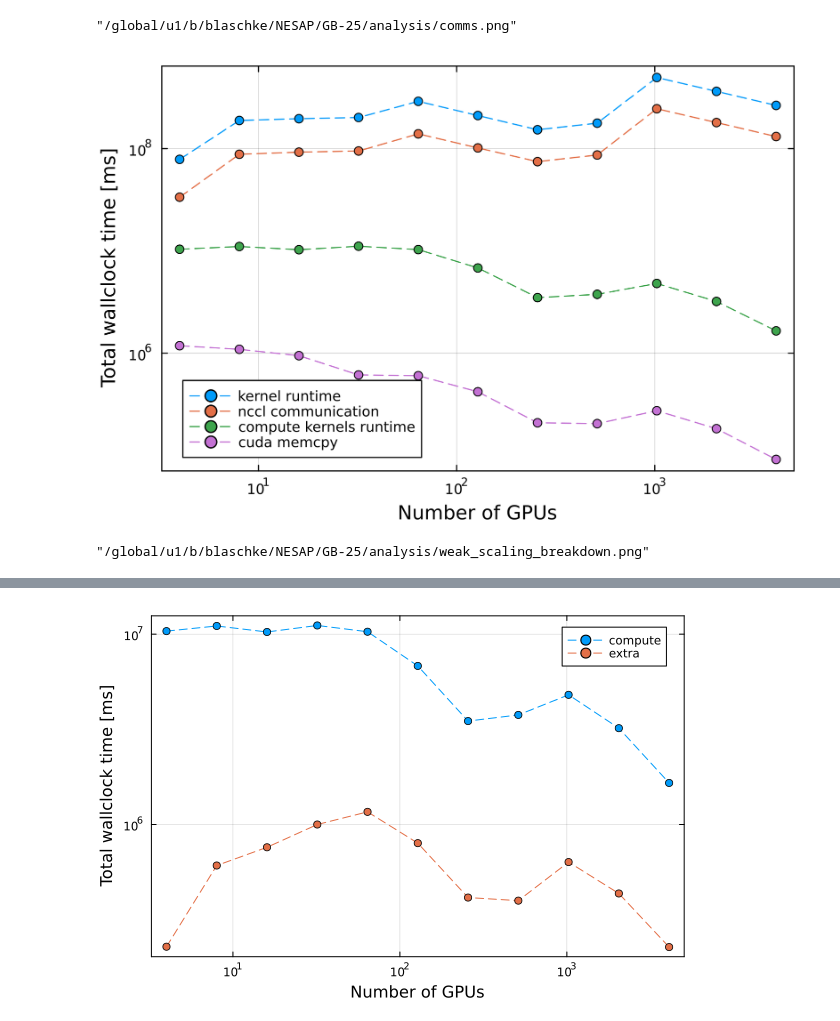
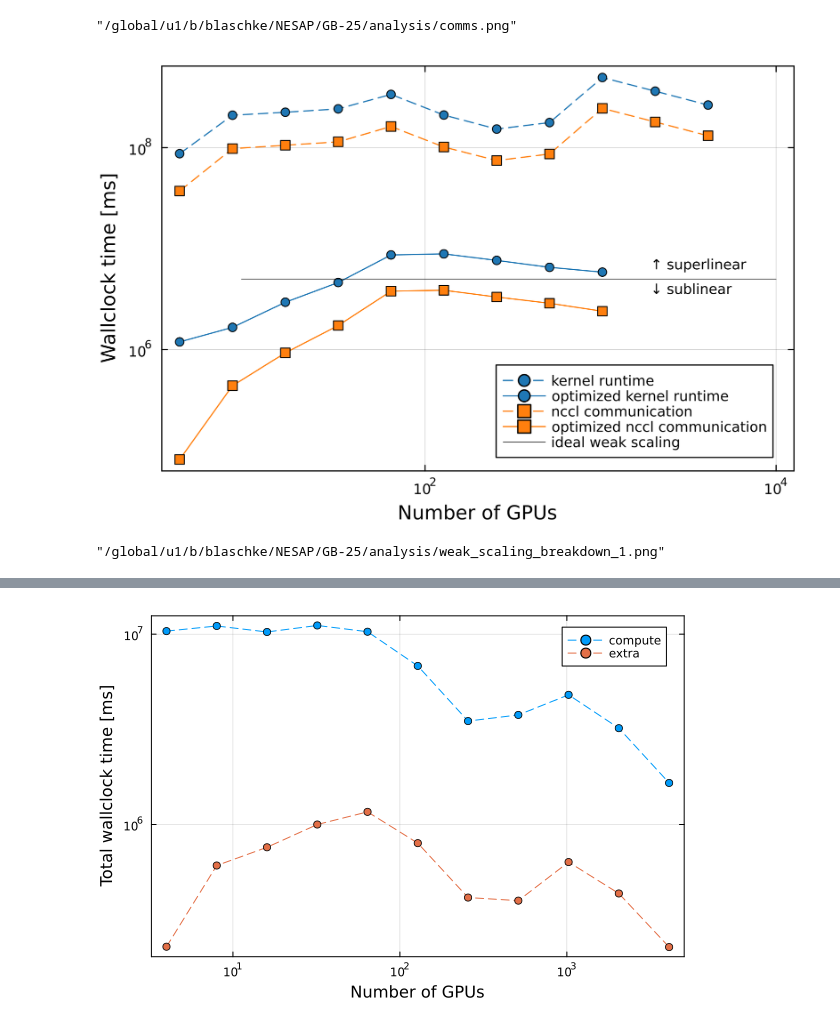
Before and after one commit to PRONTOLab/GB-25, a Jupyter notebook: analysis/perlmutter_analysis.ipynb, the cells around one changed output, grey strips where cells are left out. Saved outputs shown, nothing was run; the diff lists cells and outputs as text; code cells hidden in the pictures.

```diff
--- a/analysis/perlmutter_analysis.ipynb
+++ b/analysis/perlmutter_analysis.ipynb
@@ -286,15 +304,17 @@ compute_transpose_metrics = vcat(
     metric_keys |> filter(startswith("input_negate_transpose")),
     metric_keys |> filter(startswith("input_slice_transpose")),
     metric_keys |> filter(startswith("input_select_transpose")),
-    metric_keys |> filter(startswith("input_compare_transpose_fusion"))
-
+    metric_keys |> filter(startswith("input_compare_transpose_fusion")),
+    metric_keys |> filter(startswith("input_select_slice_transpose_fusion"))
 )
 compute_extra_metrics = vcat(
     metric_keys |> filter(startswith("Memset")),
+    metric_keys |> filter(startswith("copy_fusion")),
+    metric_keys |> filter(startswith("wrapped_transpose")),
     [
-        "copy_fusion",
-        "wrapped_transpose",
-        "wrapped_compare"
+        "wrapped_compare",
+        "input_add_transpose_fusion",
+        "wrapped_multiply"
     ]
 )
 
@@ -334,6 +354,7 @@ ignore_metrics = vcat(
     metric_keys |> filter(startswith("reactant_loop_")),
     [
         "Rendezvous",
+        "InvokeRendezvous",
         "While",
         "RecordUsage",
         "LockGpuClique",
@@ -378,6 +399,7 @@ function sum_metrics(data, metrics)
     cm = Dict()
 
     for k in metrics
+        if !(k in keys(data)) continue end
         d = data[k]
         x = map(x->x.ngpu, d)
         y = map(x->x.sum,  d)
@@ -414,0 +437,3 @@ plot!(
+# %%
+markers = [:circle, :rect, :diamond, :hexagon]
+colors  = palette(:tab10).colors
@@ -439,41 +491,57 @@ savefig("comms.png")
 # %% [output]
 "/global/u1/b/blaschke/NESAP/GB-25/analysis/comms.png"
 # %%
+plot()
+
 x, y = sum_metrics(run_metrics, all_metrics)
-plot(
+plot!(
     x, y, label="kernel runtime",
-    markershape=:circle, linestyle=:dash
+    markershape=markers[1], linestyle=:dash,
+    linecolor=colors[1], markercolor=colors[1]
 )
+
+x, y = sum_metrics(new_run_metrics, all_metrics)
+plot!(
+    x, y, label="optimized kernel runtime",
+    markershape=markers[1],
+    linecolor=colors[1], markercolor=colors[1]
+)
+
 
 x, y = sum_metrics(run_metrics, nccl_metrics)
 plot!(
     x, y, label="nccl communication",
-    markershape=:circle, linestyle=:dash
+    markershape=markers[2], linestyle=:dash,
+    linecolor=colors[2], markercolor=colors[2]
 )
 
-x, y = sum_metrics(run_metrics, compute_metrics)
+x, y = sum_metrics(new_run_metrics, nccl_metrics)
 plot!(
-    x, y, label="compute kernels runtime",
-    markershape=:circle, linestyle=:dash
+    x, y, label="optimized nccl communication",
+    markershape=markers[2],
+    linecolor=colors[2], markercolor=colors[2]
 )
 
-x, y = sum_metrics(run_metrics, cuda_api_memcpy_metrics)
 plot!(
-    x, y, label="cuda memcpy",
-    markershape=:circle, linestyle=:dash
+    [9., 1.e4], [5.e6, 5.e6],
+    linecolor=:black, linewidth=0.5,
+    label="ideal weak scaling"
 )
+
+annotate!([2e3], [7e6], text("↑ superlinear", :left, 8))
+annotate!([2e3], [4e6], text("↓ sublinear", :left, 8))
 
 plot!(
     xaxis=:log, yaxis=:log,
     framestyle=:box,
     xlabel="Number of GPUs",
-    ylabel="Total wallclock time [ms]",
-    legend=:bottomleft,
+    ylabel="Wallclock time [ms]",
+    legend=:bottomright,
     dpi=300
 )
 # %% [output]
-[figure, old version]
+[figure, new version]
 # %%
-savefig("weak_scaling_breakdown.png")
+savefig("weak_scaling_breakdown_1.png")
 # %% [output]
-"/global/u1/b/blaschke/NESAP/GB-25/analysis/weak_scaling_breakdown.png"
+"/global/u1/b/blaschke/NESAP/GB-25/analysis/weak_scaling_breakdown_1.png"
```
Also changed, not shown: parts of 10 cells of this notebook, 6 other files.
